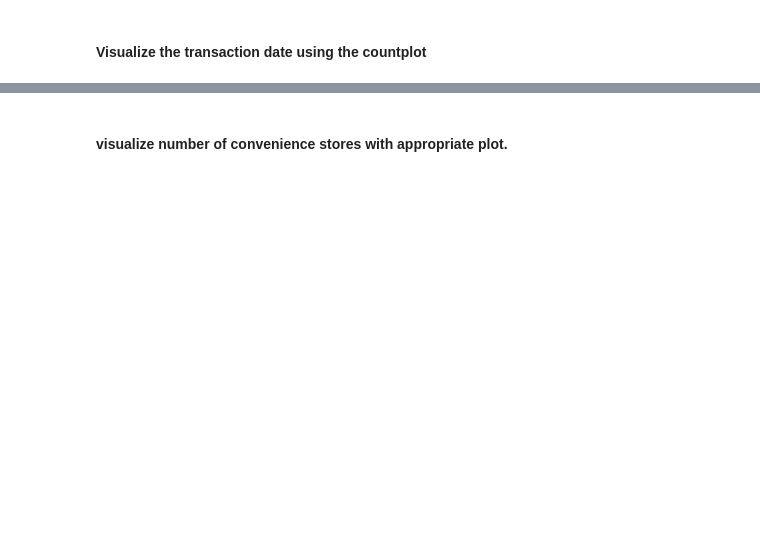
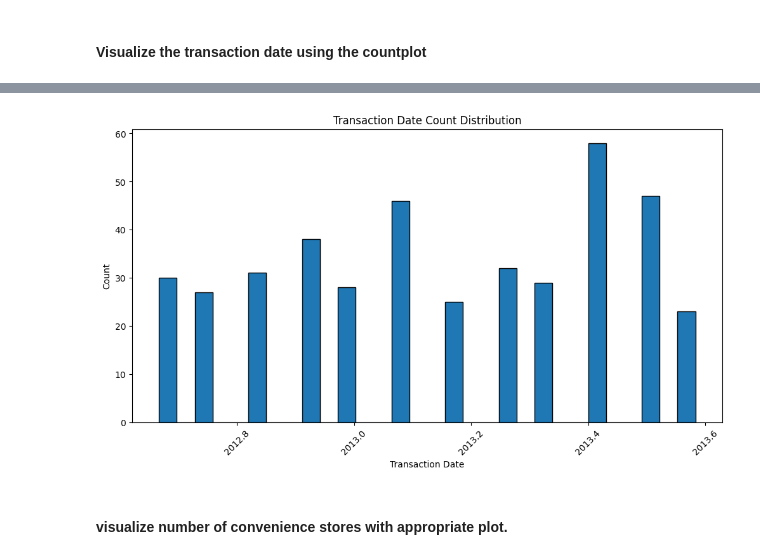
Before and after one commit to vchandraiitk/datascience, a Jupyter notebook: M7_NB_MiniProject_2_Simple_Analytics_Pyspark.ipynb, the cells around one changed output, grey strips where cells are left out. Cells and saved outputs as stored; diff of their text form; code cells hidden in the pictures; blank space fills up the shorter version.

```diff
--- a/M7_NB_MiniProject_2_Simple_Analytics_Pyspark.ipynb
+++ b/M7_NB_MiniProject_2_Simple_Analytics_Pyspark.ipynb
@@ -276,2 +378,14 @@ dataset = dataset.withColumn("Month", extract_month_udf(col("X1 transaction date
+# %%
+transaction_dates = dataset.select("transaction_date").rdd.flatMap(lambda x: x).collect()
+
+plt.figure(figsize=(12, 6))
+plt.hist(transaction_dates, bins=30, edgecolor='black')
+plt.title('Transaction Date Count Distribution')
+plt.xlabel('Transaction Date')
+plt.ylabel('Count')
+plt.xticks(rotation=45)
+plt.show()
+# %% [output]
+[figure, added]
 # %% [markdown]
 #### visualize number of convenience stores with appropriate plot.
```
Also changed, not shown: parts of 22 cells of this notebook.
